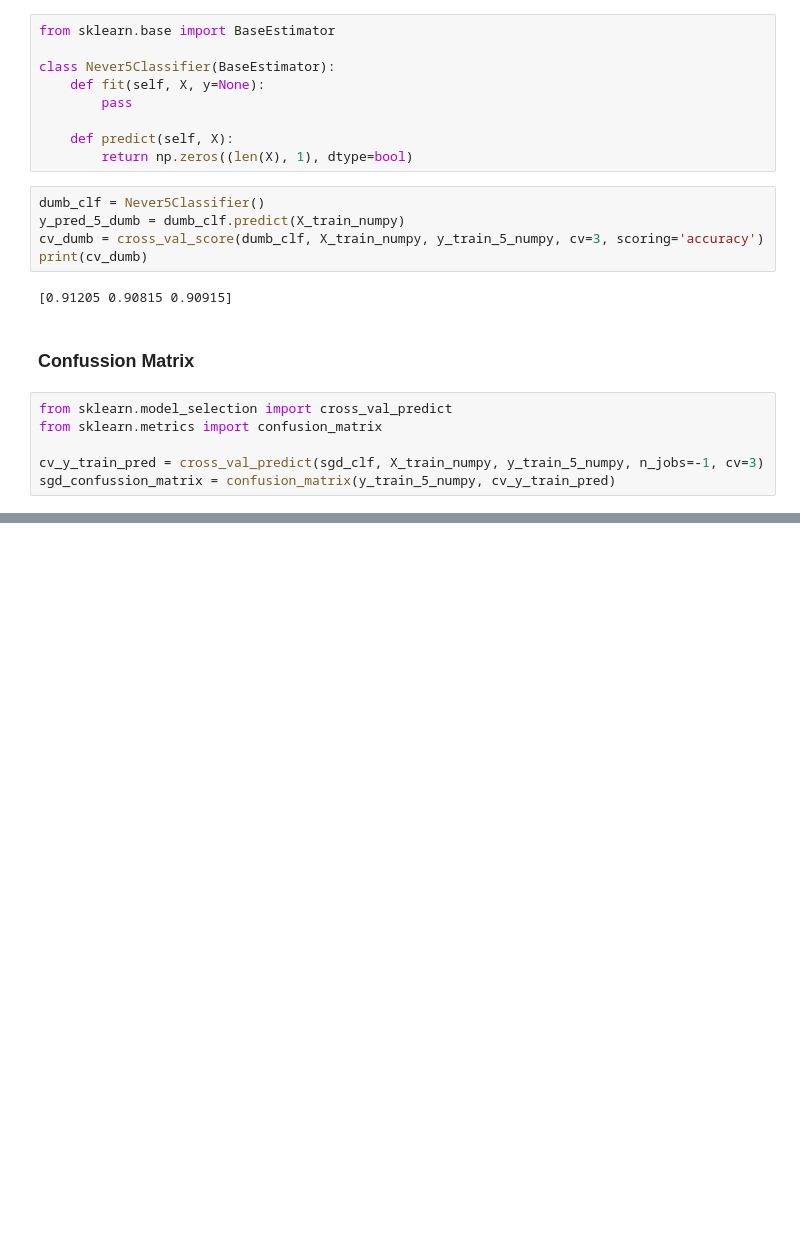
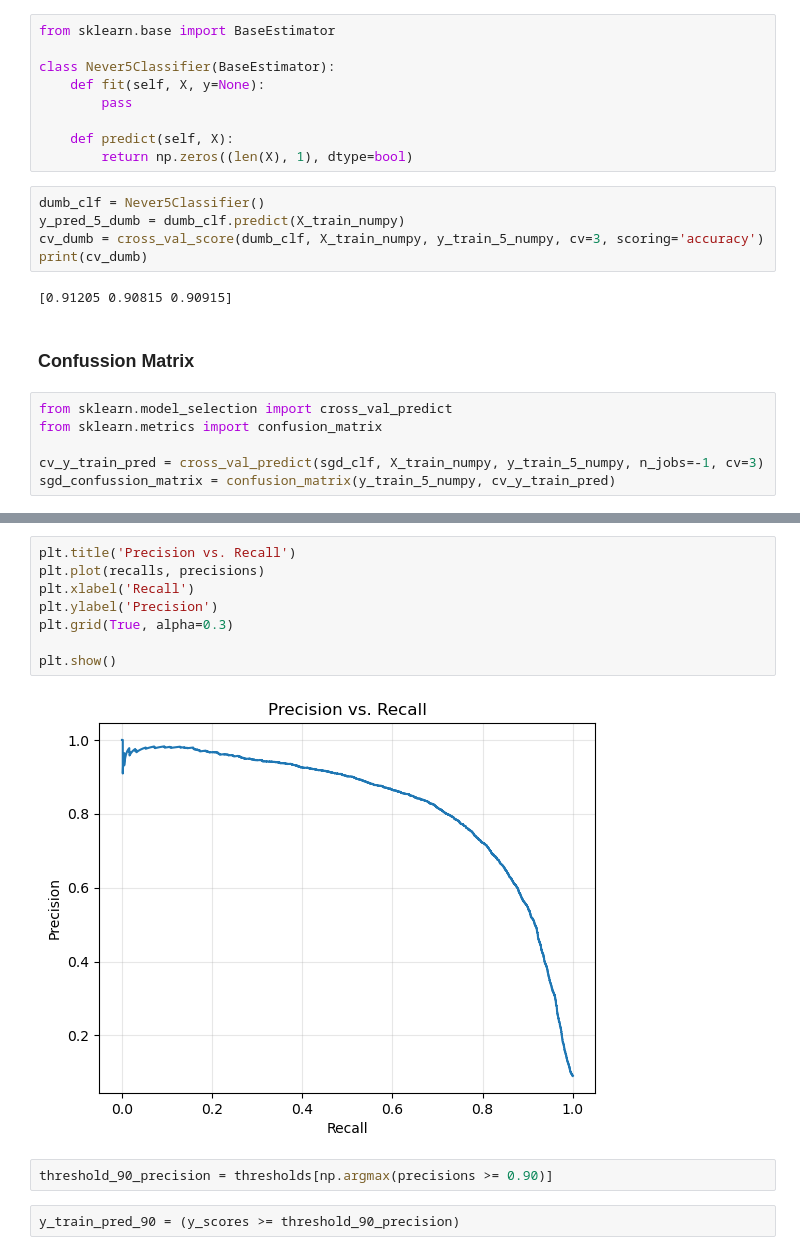
Before and after one commit to OriolPalacios/hands-on-ml-exercises, a Jupyter notebook: notebooks/third_chapter.ipynb, the cells around one changed output, grey strips where cells are left out. Cells and saved outputs as stored; diff of their text form; blank space fills up the shorter version.

```diff
--- a/notebooks/third_chapter.ipynb
+++ b/notebooks/third_chapter.ipynb
@@ -165,0 +219,14 @@ sns.heatmap(sgd_confussion_matrix/len(X_train_numpy), annot=True)
+# %%
+plt.title('Precision vs. Recall')
+plt.plot(recalls, precisions)
+plt.xlabel('Recall')
+plt.ylabel('Precision')
+plt.grid(True, alpha=0.3)
+
+plt.show()
+# %% [output]
+[figure, added]
+# %%
+threshold_90_precision = thresholds[np.argmax(precisions >= 0.90)]
+# %%
+y_train_pred_90 = (y_scores >= threshold_90_precision)
```
Also changed, not shown: parts of 11 cells of this notebook.
